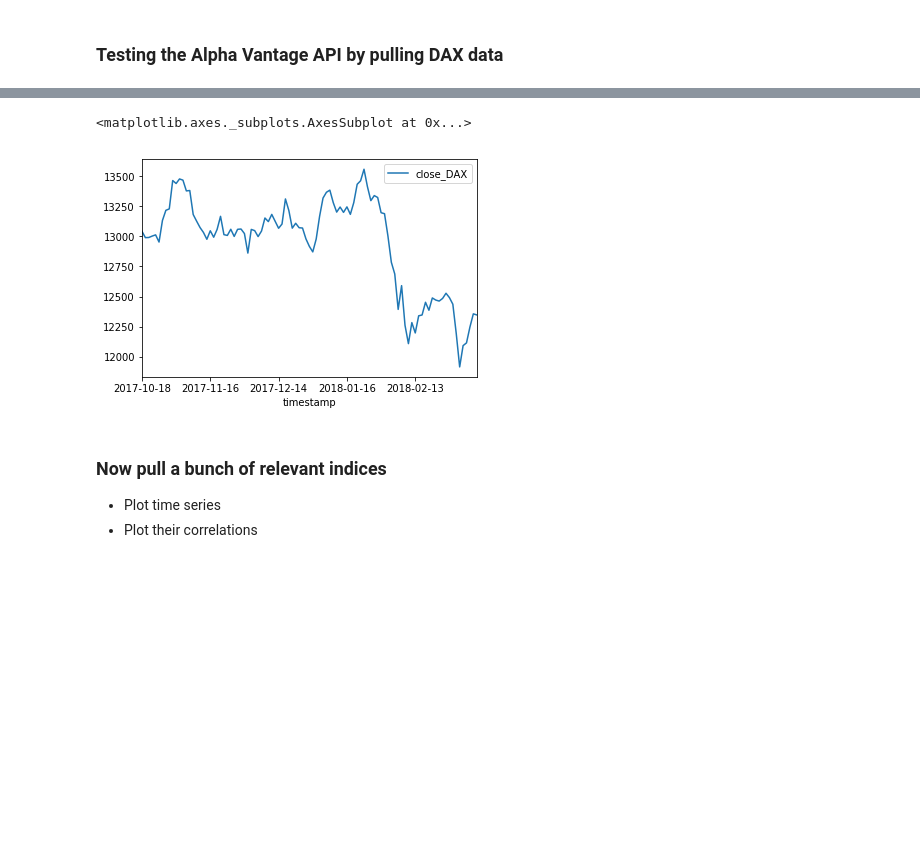
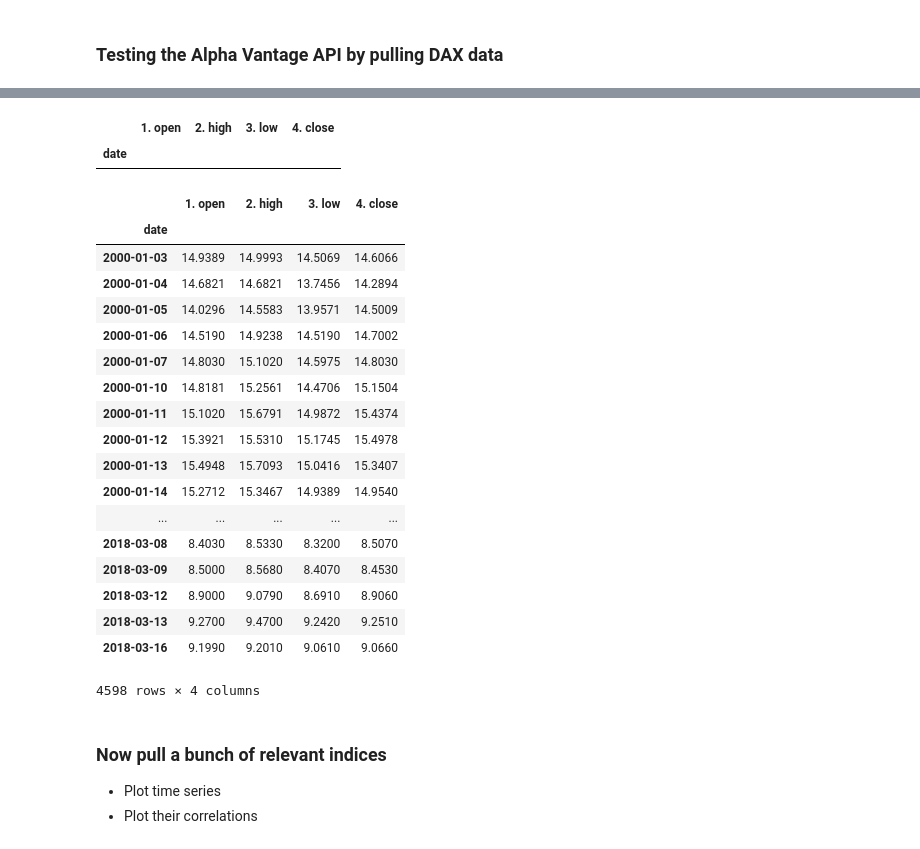
Before and after one commit to chasenberg/financial_analysis, a Jupyter notebook: notebooks/alpha_vantage_testing.ipynb, the cells around one changed output, grey strips where cells are left out. Saved outputs shown, nothing was run; the diff lists cells and outputs as text; code cells hidden in the pictures; blank space fills up the shorter version.

```diff
--- a/notebooks/alpha_vantage_testing.ipynb
+++ b/notebooks/alpha_vantage_testing.ipynb
@@ -54,5 +43,0 @@ df = df.iloc[::-1]
-# %%
-df.plot(x='timestamp',y='close_DAX')
-# %% [output]
-<matplotlib.axes._subplots.AxesSubplot at 0x...>
-[figure, removed]
@@ -58,0 +50,8 @@ df.plot(x='timestamp',y='close_DAX')
+# %%
+test = test.drop(test.columns[4], axis=1)
+#test = data.drop(data.loc[(data==0).any(axis=1)].index)
+# %%
+test
+# %% [output]
+|  | 1. open | 2. high | 3. low | 4. close |
+| date |  |  |  |  |
@@ -59,3 +62,25 @@ df.plot(x='timestamp',y='close_DAX')
+# %%
+test.drop(test.columns[4], axis=1)
+# %% [output]
+|  | 1. open | 2. high | 3. low | 4. close |
+| date |  |  |  |  |
+| 2000-01-03 | 14.9389 | 14.9993 | 14.5069 | 14.6066 |
+| 2000-01-04 | 14.6821 | 14.6821 | 13.7456 | 14.2894 |
+| 2000-01-05 | 14.0296 | 14.5583 | 13.9571 | 14.5009 |
+| 2000-01-06 | 14.5190 | 14.9238 | 14.5190 | 14.7002 |
+| 2000-01-07 | 14.8030 | 15.1020 | 14.5975 | 14.8030 |
+| 2000-01-10 | 14.8181 | 15.2561 | 14.4706 | 15.1504 |
+| 2000-01-11 | 15.1020 | 15.6791 | 14.9872 | 15.4374 |
+| 2000-01-12 | 15.3921 | 15.5310 | 15.1745 | 15.4978 |
+| 2000-01-13 | 15.4948 | 15.7093 | 15.0416 | 15.3407 |
+| 2000-01-14 | 15.2712 | 15.3467 | 14.9389 | 14.9540 |
+| ... | ... | ... | ... | ... |
+| 2018-03-08 | 8.4030 | 8.5330 | 8.3200 | 8.5070 |
+| 2018-03-09 | 8.5000 | 8.5680 | 8.4070 | 8.4530 |
+| 2018-03-12 | 8.9000 | 9.0790 | 8.6910 | 8.9060 |
+| 2018-03-13 | 9.2700 | 9.4700 | 9.2420 | 9.2510 |
+| 2018-03-16 | 9.1990 | 9.2010 | 9.0610 | 9.0660 |
+4598 rows × 4 columns
 # %% [markdown]
 ### Now pull a bunch of relevant indices
 
```
Also changed, not shown: parts of 16 cells of this notebook.
